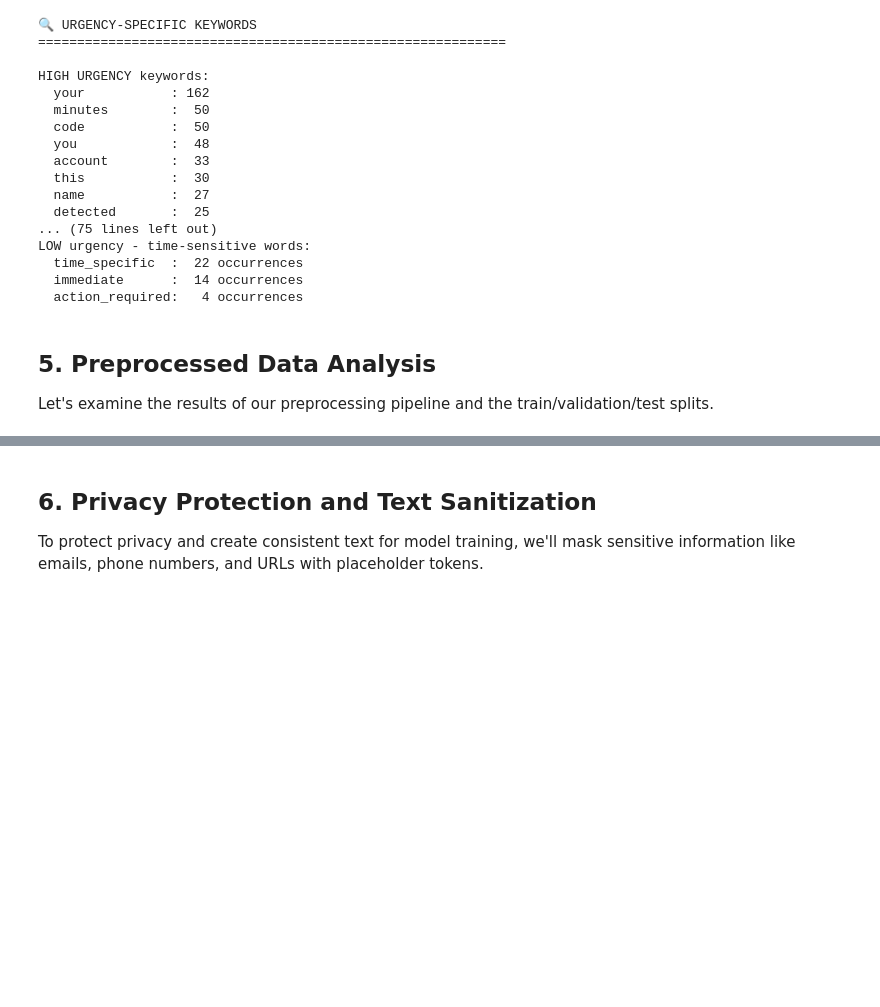
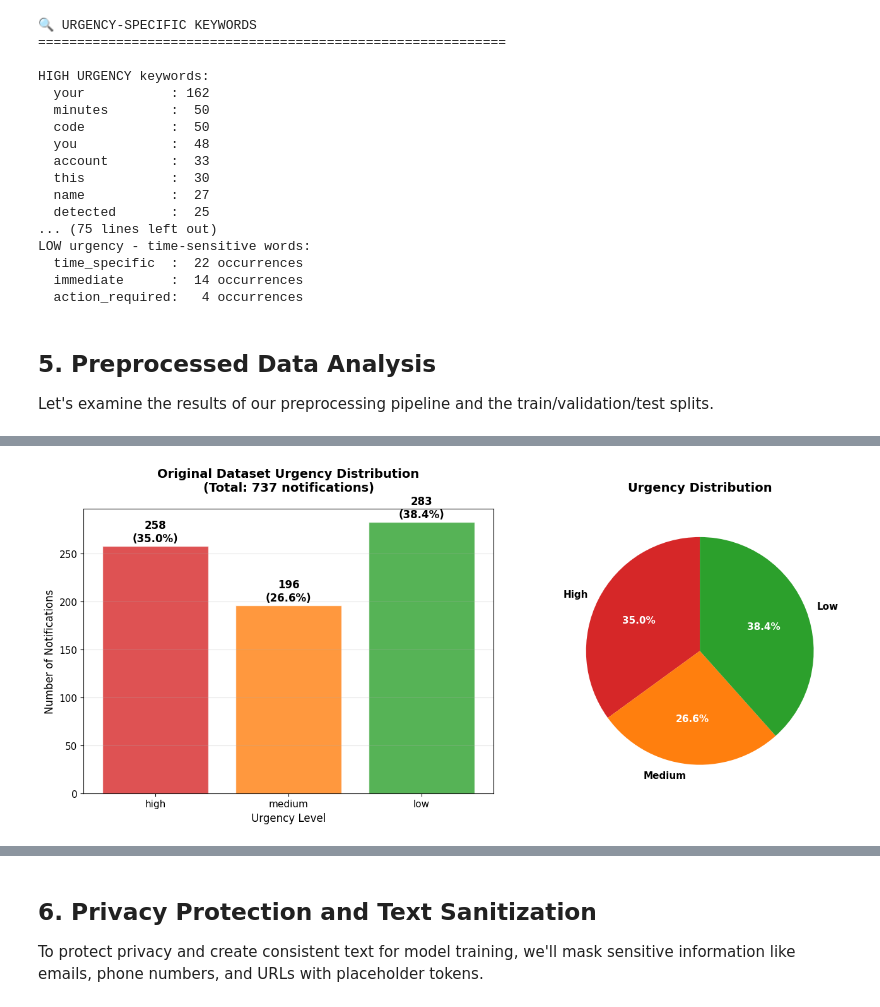
Before and after one commit to sofiasanjose/Notification-Priority-Classification-Using-Semantic-Analysis, a Jupyter notebook: notebooks/01_data_exploration.ipynb, the cells around one changed output, grey strips where cells are left out. Cells and saved outputs as stored; diff of their text form; code cells hidden in the pictures; blank space fills up the shorter version.

Commit message:
Update data exploration notebook with latest execution results and cell outputs

```diff
--- a/notebooks/01_data_exploration.ipynb
+++ b/notebooks/01_data_exploration.ipynb
@@ -533,0 +985,95 @@ SyntaxError: 'return' outside function (628043376.py, line 157)
+# %%
+## 📊 Generate All Visualizations for Paper
+
+# 1. Overall Dataset Distribution (Raw Data)
+if 'raw_data' in locals() and raw_data:
+    print("🎨 Creating overall dataset distribution...")
+    fig1 = create_urgency_distribution_plot(raw_data, "Original Dataset Urgency Distribution")
+    save_figure(fig1, "fig1_overall_urgency_distribution", "Overall Dataset Distribution")
+    plt.show()
+
+# 2. App Distribution Analysis
+if 'raw_data' in locals() and raw_data:
+    print("\n🎨 Creating app distribution analysis...")
+    fig2 = create_app_distribution_plot(raw_data, top_n=12)
+    save_figure(fig2, "fig2_app_distribution", "App Distribution Analysis")
+    plt.show()
+
+# 3. Text Length Analysis
+if 'raw_data' in locals() and raw_data:
+    print("\n🎨 Creating text length analysis...")
+    fig3 = create_text_length_analysis(raw_data)
+    save_figure(fig3, "fig3_text_length_analysis", "Text Length Analysis")
+    plt.show()
+
+# 4. Data Splits Visualization (Processed Data)
+if 'processed_splits' in locals() and processed_splits:
+    print("\n🎨 Creating data splits visualization...")
+    fig4 = create_data_splits_visualization(processed_splits)
+    save_figure(fig4, "fig4_data_splits_analysis", "Data Splits Analysis")
+    plt.show()
+
+# 5. Preprocessing Quality Assessment
+if 'all_processed_data' in locals() and all_processed_data:
+    print("\n🎨 Creating preprocessing quality visualization...")
+    fig5 = create_preprocessing_quality_visualization(all_processed_data)
+    save_figure(fig5, "fig5_preprocessing_quality", "Preprocessing Quality Assessment")
+    plt.show()
+
+# 6. Summary Statistics Comparison
+if 'raw_data' in locals() and 'all_processed_data' in locals():
+    print("\n🎨 Creating before/after preprocessing comparison...")
+
+    fig, axes = plt.subplots(1, 2, figsize=(15, 6))
+
+    # Before preprocessing
+    raw_urgency = Counter([item['urgency'] for item in raw_data])
+    urgencies = ['high', 'medium', 'low']
+    raw_counts = [raw_urgency.get(urgency, 0) for urgency in urgencies]
+    colors = [URGENCY_COLORS[urgency] for urgency in urgencies]
+
+    bars1 = axes[0].bar(urgencies, raw_counts, color=colors, alpha=0.8, edgecolor='white')
+    axes[0].set_title(f'Before Preprocessing\n({len(raw_data)} notifications)', fontweight='bold')
+    axes[0].set_xlabel('Urgency Level')
+    axes[0].set_ylabel('Number of Notifications')
+    axes[0].grid(axis='y', alpha=0.3)
+
+    for bar, count in zip(bars1, raw_counts):
+        axes[0].text(bar.get_x() + bar.get_width()/2., bar.get_height() + 2,
+                    f'{count}', ha='center', va='bottom', fontweight='bold')
+
+    # After preprocessing
+    processed_urgency = Counter([item['urgency'] for item in all_processed_data])
+    processed_counts = [processed_urgency.get(urgency, 0) for urgency in urgencies]
+
+    bars2 = axes[1].bar(urgencies, processed_counts, color=colors, alpha=0.8, edgecolor='white')
+    axes[1].set_title(f'After Preprocessing\n({len(all_processed_data)} notifications)', fontweight='bold')
+    axes[1].set_xlabel('Urgency Level')
+    axes[1].set_ylabel('Number of Notifications')
+    axes[1].grid(axis='y', alpha=0.3)
+
+    for bar, count in zip(bars2, processed_counts):
+        axes[1].text(bar.get_x() + bar.get_width()/2., bar.get_height() + 2,
+                    f'{count}', ha='center', va='bottom', fontweight='bold')
+
+    plt.suptitle('Dataset Comparison: Before vs After Preprocessing', fontsize=16, fontweight='bold')
+    plt.tight_layout()
+
+    save_figure(fig, "fig6_before_after_comparison", "Before/After Preprocessing Comparison")
+    plt.show()
+
+print("\n🎉 All visualizations generated successfully!")
+print(f"📁 Figures saved in: {output_dir}")
+print("\n📋 Available figures for your paper:")
+figure_descriptions = [
+    "fig1_overall_urgency_distribution - Shows the distribution of urgency levels in your dataset",
+    "fig2_app_distribution - Shows which apps generate the most notifications",
+    "fig3_text_length_analysis - Analyzes notification text length patterns by urgency",
+    "fig4_data_splits_analysis - Shows your train/validation/test split distributions",
+    "fig5_preprocessing_quality - Shows anonymization results and data quality metrics",
+    "fig6_before_after_comparison - Compares dataset before and after preprocessing"
+]
+
+for i, desc in enumerate(figure_descriptions, 1):
+    print(f"  {i}. {desc}")
+# %% [output]
@@ -533,0 +1082 @@ SyntaxError: 'return' outside function (628043376.py, line 157)
+[figure, added]
```
Also changed, not shown: parts of 7 cells of this notebook.
